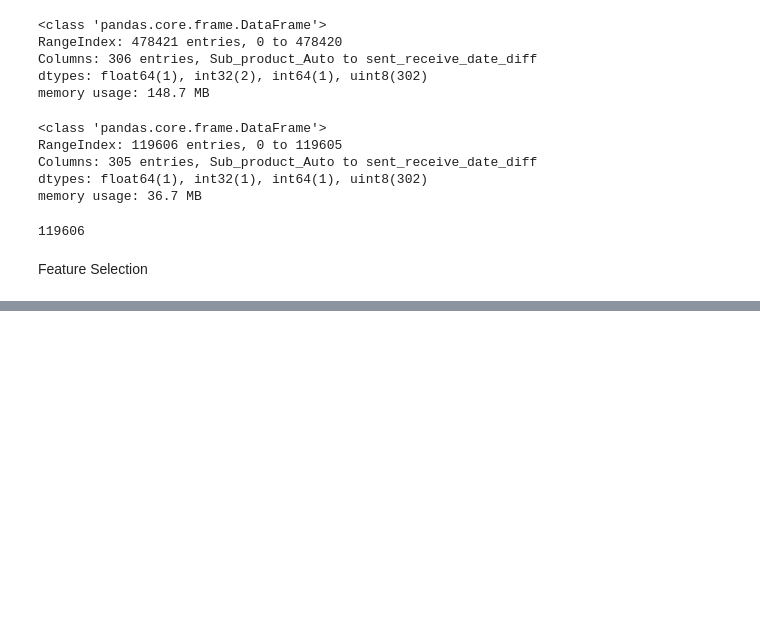
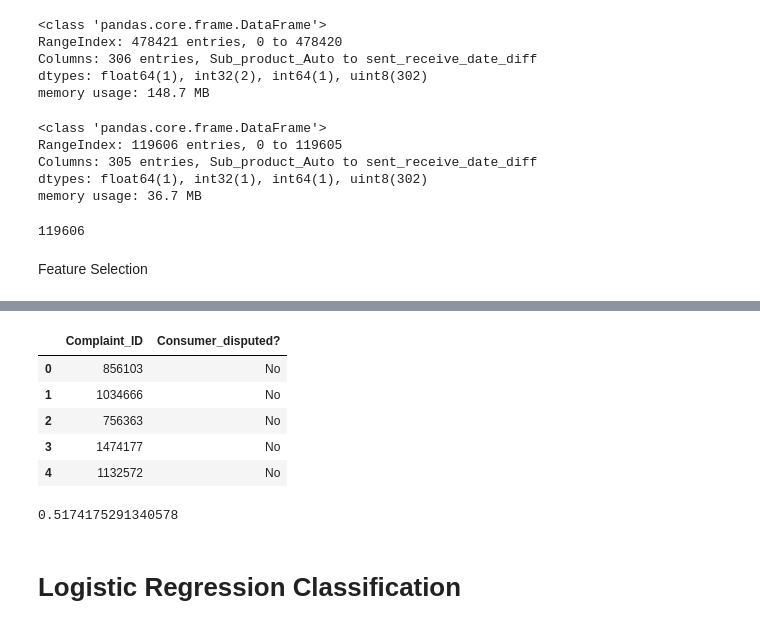
Before and after one commit to Anmol-dot-cyber/Data_Science_Projects, a Jupyter notebook: Consumer_complaints/Consumer_Complaints.ipynb, the cells around one changed output, grey strips where cells are left out. Drawn from its saved outputs; the diff is of its cells as text; code cells hidden in the pictures; blank space fills up the shorter version.

```diff
--- a/Consumer_complaints/Consumer_Complaints.ipynb
+++ b/Consumer_complaints/Consumer_Complaints.ipynb
@@ -607,0 +889,11 @@ test_data.drop(['Complaint_ID'],axis=1,inplace=True)
+# %%
+submission_RFC['Consumer_disputed?']=np.where(submission_RFC['Consumer_disputed?']==0,"No","Yes")
+# %%
+submission_RFC.head()
+# %% [output]
+|  | Complaint_ID | Consumer_disputed? |
+| 0 | 856103 | No |
+| 1 | 1034666 | No |
+| 2 | 756363 | No |
+| 3 | 1474177 | No |
+| 4 | 1132572 | No |
@@ -607,0 +902,6 @@ test_data.drop(['Complaint_ID'],axis=1,inplace=True)
+# %%
+roc_auc_score(y_test, clf.predict(X_test))
+# %% [output]
+0.5174175291340578
+# %% [markdown]
+# Logistic Regression Classification
```
Also changed, not shown: parts of 115 cells of this notebook.
